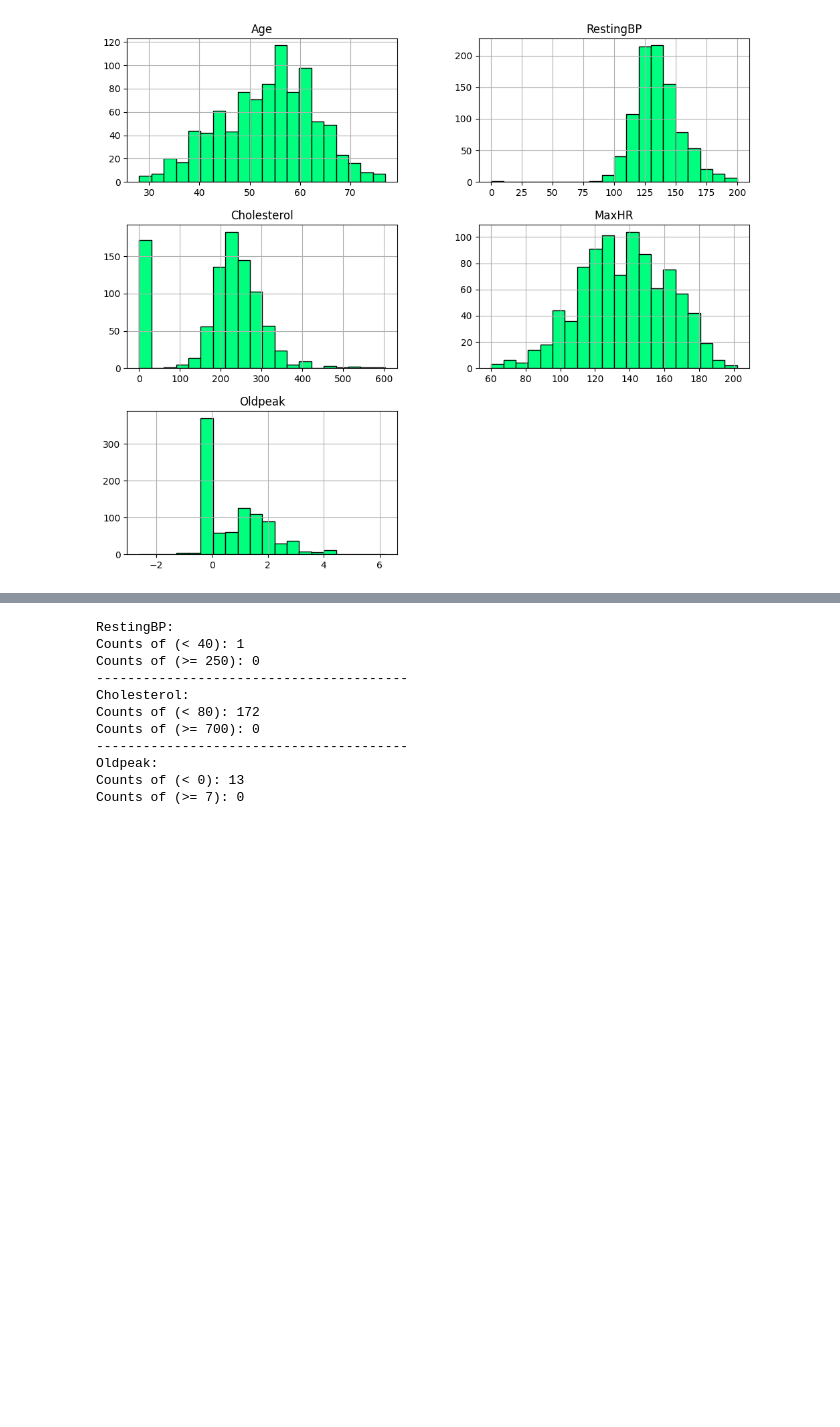
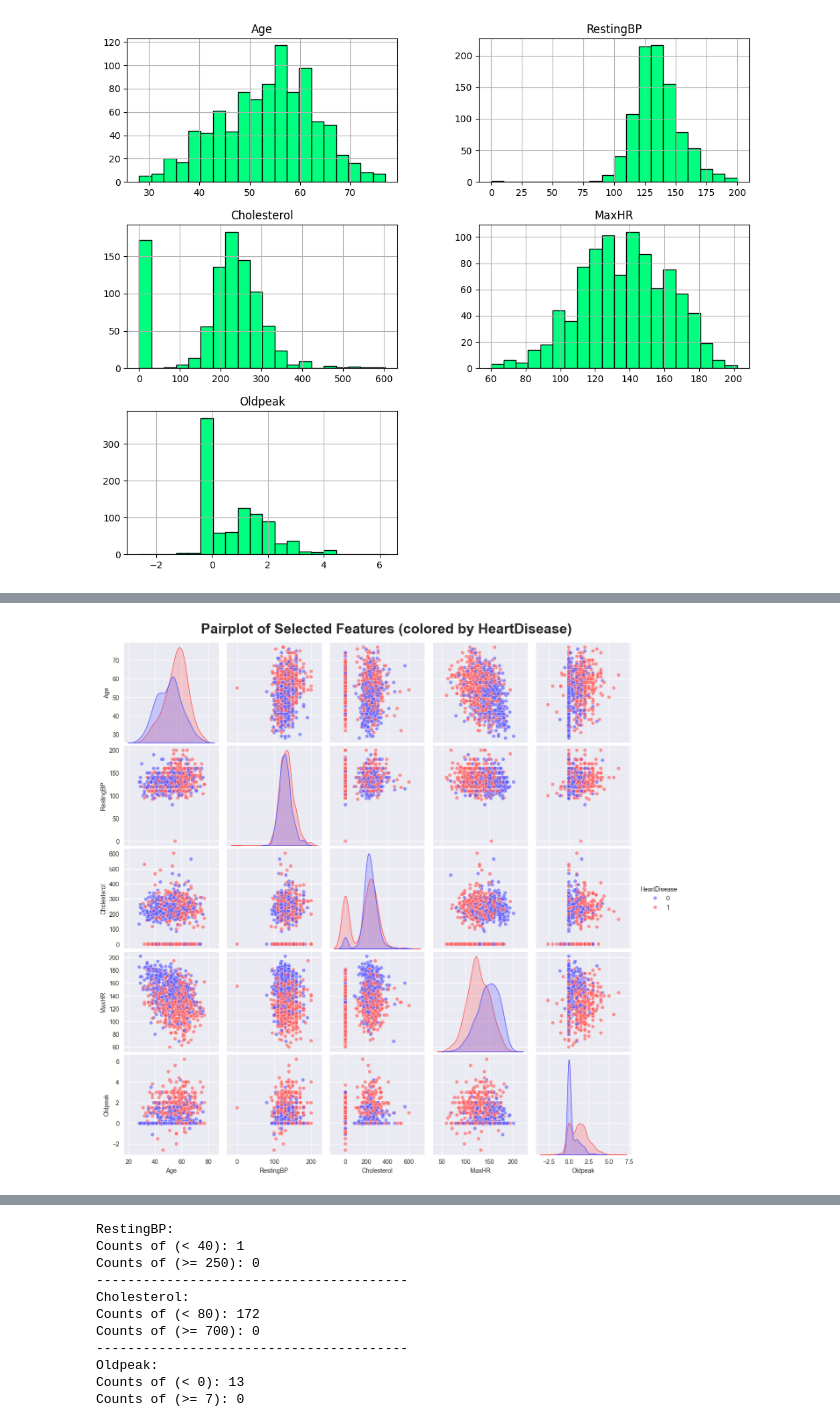
Before and after one commit to Nimaabediforud/Heart-Disease-Prediction, a Jupyter notebook: Notebooks/EDA.ipynb, the cells around one changed output, grey strips where cells are left out. Drawn from its saved outputs; the diff is of its cells as text; code cells hidden in the pictures; blank space fills up the shorter version.

```diff
--- a/Notebooks/EDA.ipynb
+++ b/Notebooks/EDA.ipynb
@@ -237 +261,24 @@ plt.show()
+# %%
+#----------------------
+# Visualize pairplots
+#----------------------
+
+# Features + the target
+selected = num_cols.columns.tolist() + ["HeartDisease"]
+
+# Visualize pairplots
+sns.set_style("darkgrid")
+sns.pairplot(
+    data[selected],
+    hue="HeartDisease",
+    palette="seismic",
+    plot_kws={'alpha': 0.6},
+    diag_kind="kde"
+)
+
+plt.suptitle("Pairplot of Selected Features (colored by HeartDisease)",
+              fontsize=23, fontweight="bold", y=1.02)
+plt.show()
+# %% [output]
+[figure, added]
 # %% [markdown]
```
Also changed, not shown: parts of 3 cells of this notebook.
